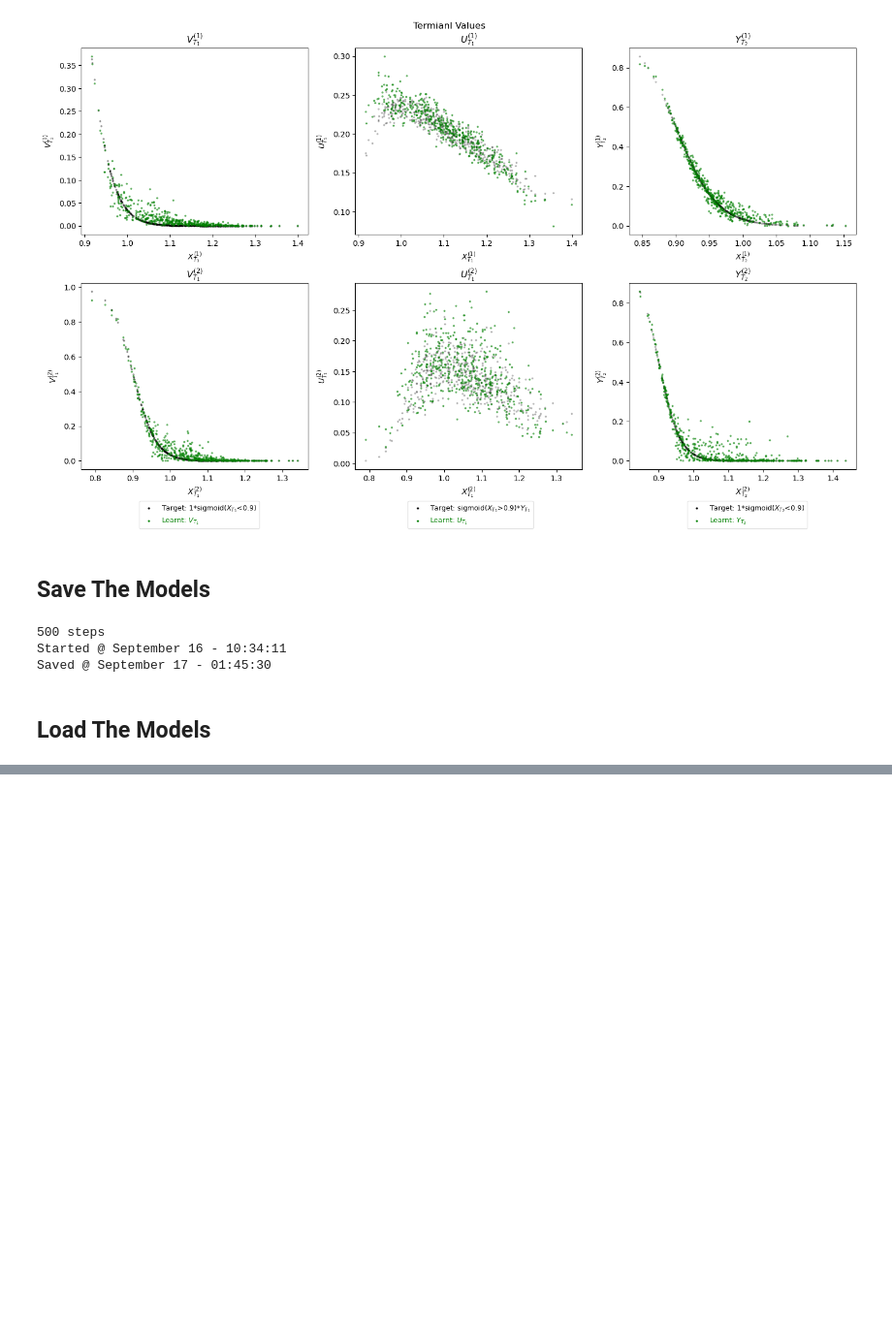
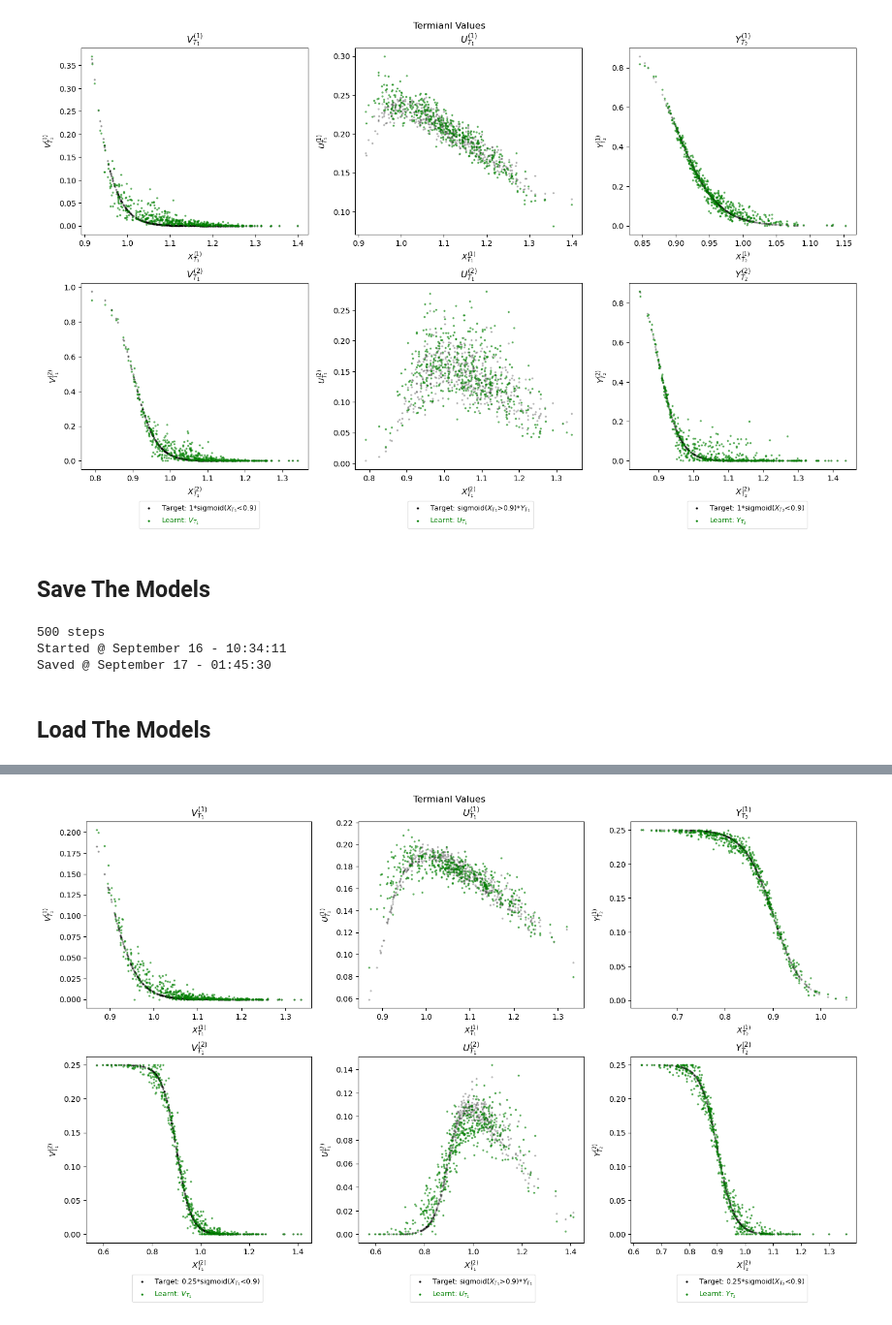
Before and after one commit to OrangeAoo/Multi-Compliance-MFG-FBSDEs, a Jupyter notebook: 2Period/Joint_Optim_2Prdx1/Adamax_clamp_sig_MSE.ipynb, the cells around one changed output, grey strips where cells are left out. Shown at 97% size. Drawn from its saved outputs; the diff is of its cells as text; code cells hidden in the pictures; blank space fills up the shorter version.

```diff
--- a/2Period/Joint_Optim_2Prdx1/Adamax_clamp_sig_MSE.ipynb
+++ b/2Period/Joint_Optim_2Prdx1/Adamax_clamp_sig_MSE.ipynb
@@ -262,0 +273,4 @@ Saved @ September 17 - 01:45:30
+# %%
+plot.Terminal_Convergence(Histogram=True)
+# %% [output]
+[figure, added]
```
Also changed, not shown: parts of 3 cells of this notebook, 17 other files.
